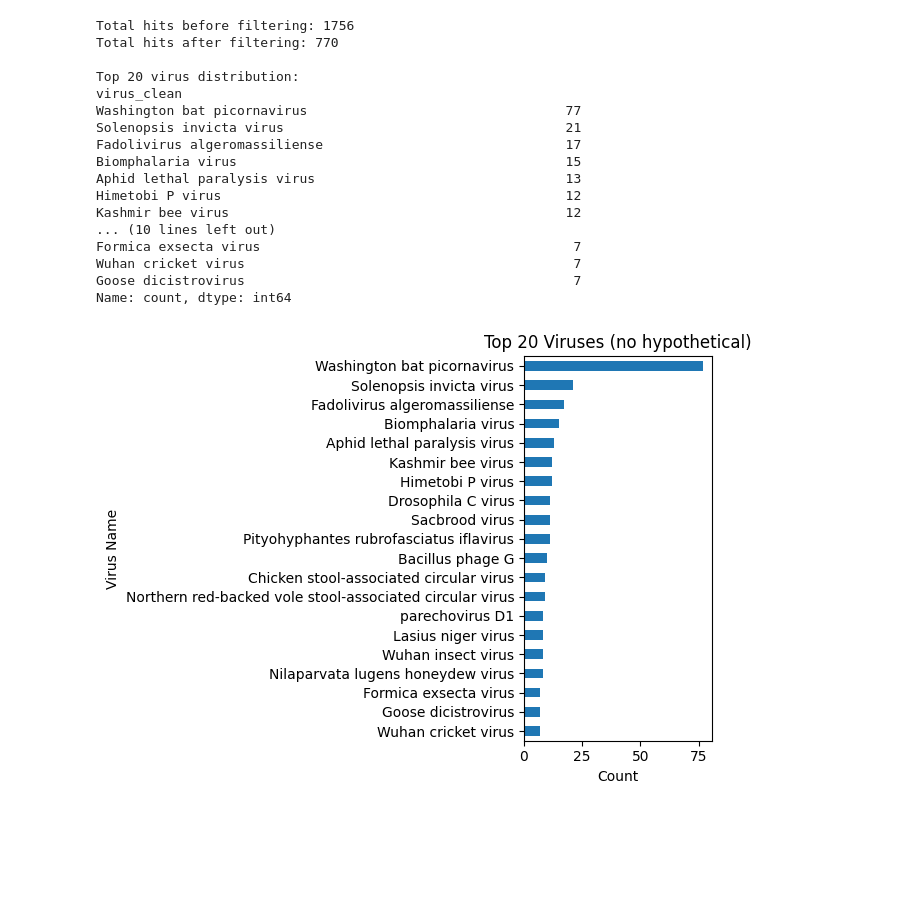
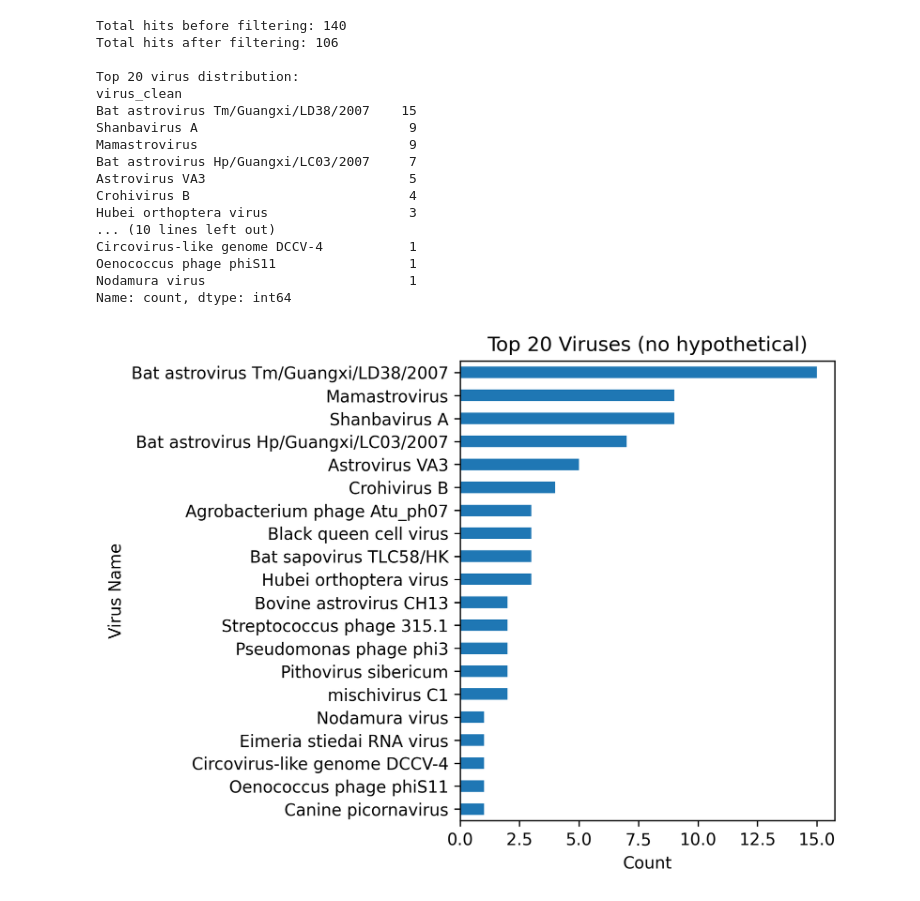
Before and after one commit to Finkonn/picorna-virome, a Jupyter notebook: scripts/analyzing_alimarko_output_blast.ipynb, the cells around one changed output. Cells and saved outputs as stored; diff of their text form; code cells hidden in the pictures; blank space fills up the shorter version.

```diff
--- a/scripts/analyzing_alimarko_output_blast.ipynb
+++ b/scripts/analyzing_alimarko_output_blast.ipynb
@@ -3,7 +3,7 @@ import pandas as pd
 import matplotlib.pyplot as plt
 import numpy as np
 
-file_path = "../data/diamond_best_hits.tsv"
+file_path = "../data/diamond_best_hits_third.tsv"
 
 df = pd.read_csv(file_path, sep="\t")
 
@@ -22,47 +22,47 @@ print("Total hits after filtering:", len(filtered))
 
 #df["virus_raw"] = df["stitle"].str.extract(r"\[(.*?)\]")
 
 #df["virus_clean"] = df["virus_raw"].str.replace(r"\s+\d+$", "", regex=True)
 
 filtered["virus_raw"] = filtered["stitle"].str.extract(r"\[(.*?)\]")
 
 filtered["virus_clean"] = filtered["virus_raw"].str.replace(r"\s+\d+$", "", regex=True)
 
 virus_counts = (
     filtered["virus_clean"]
     .value_counts()
     .head(20)
 )
 
 print("\nTop 20 virus distribution:")
 print(virus_counts)
 
-plt.figure()
+fig = plt.figure(dpi=300)
 virus_counts.sort_values().plot(kind="barh")
 plt.xlabel("Count")
 plt.ylabel("Virus Name")
 plt.title("Top 20 Viruses (no hypothetical)")
 plt.tight_layout()
 plt.show()
 # %% [output]
-Total hits before filtering: 1756
-Total hits after filtering: 770
+Total hits before filtering: 140
+Total hits after filtering: 106
 
 Top 20 virus distribution:
 virus_clean
-Washington bat picornavirus                                 77
-Solenopsis invicta virus                                    21
-Fadolivirus algeromassiliense                               17
-Biomphalaria virus                                          15
-Aphid lethal paralysis virus                                13
-Himetobi P virus                                            12
-Kashmir bee virus                                           12
+Bat astrovirus Tm/Guangxi/LD38/2007    15
+Shanbavirus A                           9
+Mamastrovirus                           9
+Bat astrovirus Hp/Guangxi/LC03/2007     7
+Astrovirus VA3                          5
+Crohivirus B                            4
+Hubei orthoptera virus                  3
 ... (10 lines left out)
-Formica exsecta virus                                        7
-Wuhan cricket virus                                          7
-Goose dicistrovirus                                          7
+Circovirus-like genome DCCV-4           1
+Oenococcus phage phiS11                 1
+Nodamura virus                          1
 Name: count, dtype: int64
-[figure, old version]
+[figure, new version]
 # %%
 bin_size = 50
 max_len = filtered["align_len"].max()
```
Also changed, not shown: parts of 3 cells of this notebook, 16 other files.
